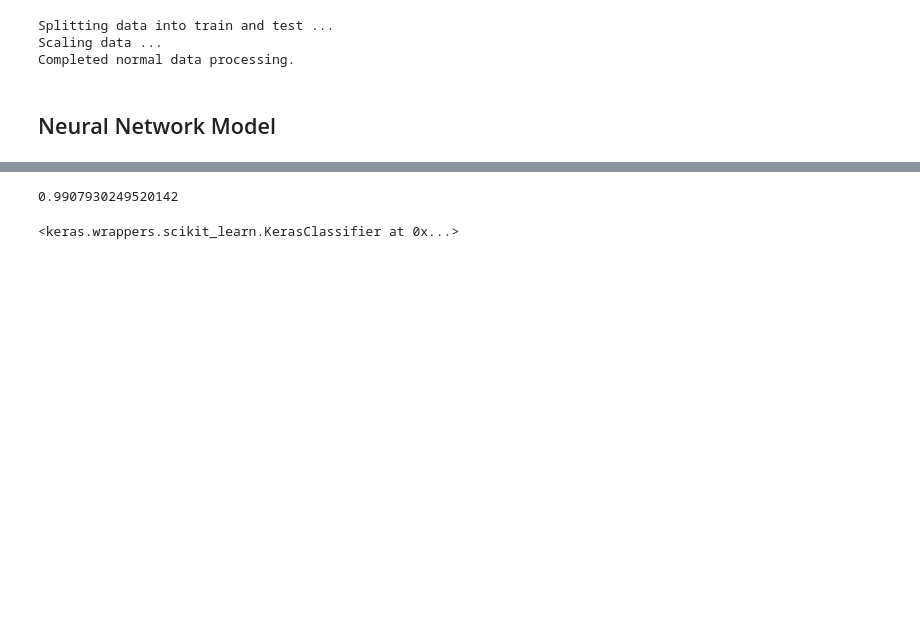
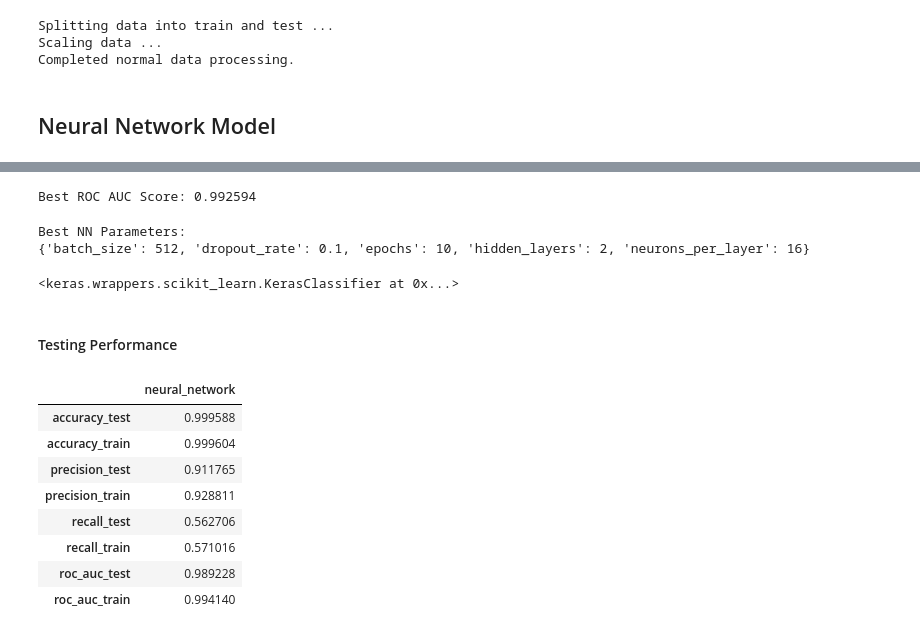
Before and after one commit to judymao/fintech, a Jupyter notebook: model_nn.ipynb, the cells around one changed output, grey strips where cells are left out. Saved outputs shown, nothing was run; the diff lists cells and outputs as text; code cells hidden in the pictures; blank space fills up the shorter version.

Commit message:
adding updated models and time series EDA
adding updated models and time series EDA

```diff
--- a/model_nn.ipynb
+++ b/model_nn.ipynb
@@ -164,5 +149,11 @@ display(nn_cv_results_df)
 # %%
-grid.best_score_
+print(f'Best ROC AUC Score: {grid.best_score_:.6f}')
 # %% [output]
-0.9907930249520142
+Best ROC AUC Score: 0.992594
+# %%
+print('Best NN Parameters:')
+print(grid.best_params_)
+# %% [output]
+Best NN Parameters:
+{'batch_size': 512, 'dropout_rate': 0.1, 'epochs': 10, 'hidden_layers': 2, 'neurons_per_layer': 16}
 # %%
@@ -185,0 +171,24 @@ grid.best_estimator_.model.save_weights('neural-network-model.h5')
+# %% [markdown]
+#### Testing Performance
+# %%
+clfs = [grid]
+clf_names = ['neural_network']
+
+compare_models(
+    clfs,
+    clf_names,
+    data_dict['X_train_scaled'],
+    data_dict['y_train'],
+    data_dict['X_test_scaled'],
+    data_dict['y_test'],
+)
+# %% [output]
+|  | neural_network |
+| accuracy_test | 0.999588 |
+| accuracy_train | 0.999604 |
+| precision_test | 0.911765 |
+| precision_train | 0.928811 |
+| recall_test | 0.562706 |
+| recall_train | 0.571016 |
+| roc_auc_test | 0.989228 |
+| roc_auc_train | 0.994140 |
```
Also changed, not shown: parts of 6 cells of this notebook, 9 other files.
